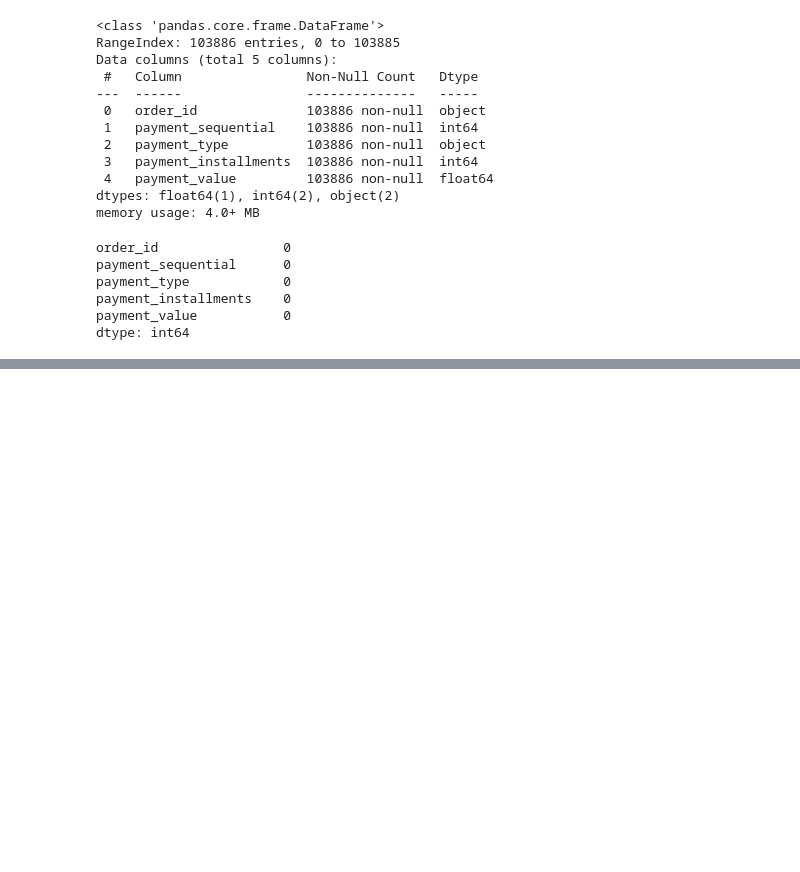
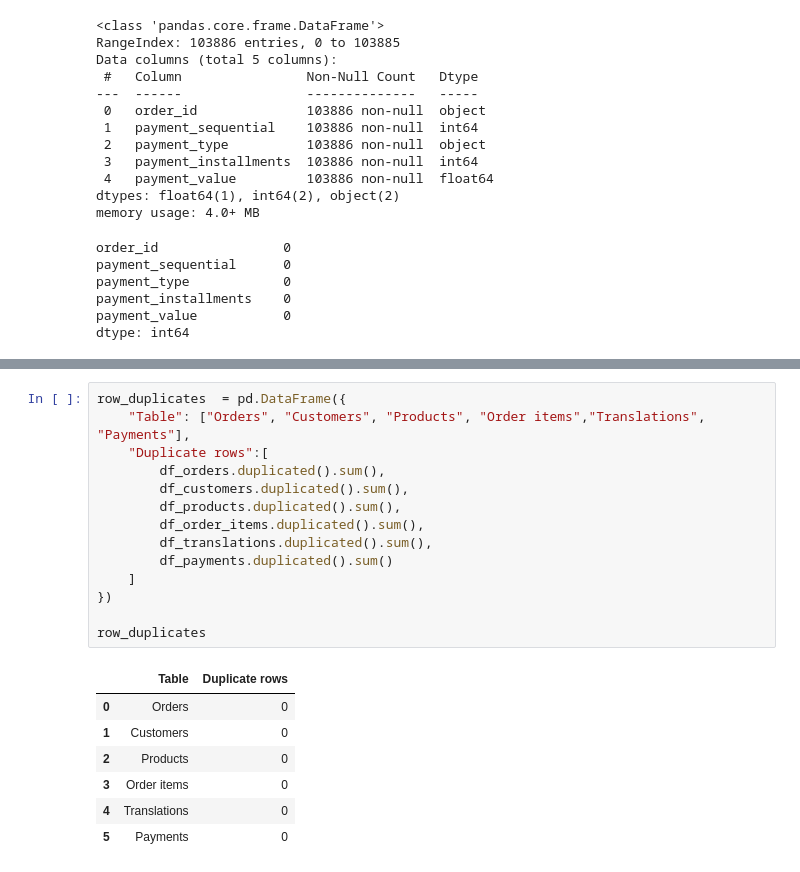
Before and after one commit to MikaelR1/Portfolio-Analytics, a Jupyter notebook: notebooks/eda.ipynb, the cells around one changed output, grey strips where cells are left out. Drawn from its saved outputs; the diff is of its cells as text; blank space fills up the shorter version.

```diff
--- a/notebooks/eda.ipynb
+++ b/notebooks/eda.ipynb
@@ -251,0 +286,22 @@ dtype: int64
+# %%
+row_duplicates  = pd.DataFrame({
+    "Table": ["Orders", "Customers", "Products", "Order items","Translations", "Payments"],
+    "Duplicate rows":[
+        df_orders.duplicated().sum(),
+        df_customers.duplicated().sum(),
+        df_products.duplicated().sum(),
+        df_order_items.duplicated().sum(),
+        df_translations.duplicated().sum(),
+        df_payments.duplicated().sum()
+    ]
+})
+
+row_duplicates
+# %% [output]
+|  | Table | Duplicate rows |
+| 0 | Orders | 0 |
+| 1 | Customers | 0 |
+| 2 | Products | 0 |
+| 3 | Order items | 0 |
+| 4 | Translations | 0 |
+| 5 | Payments | 0 |
```
Also changed, not shown: parts of 5 cells of this notebook.
